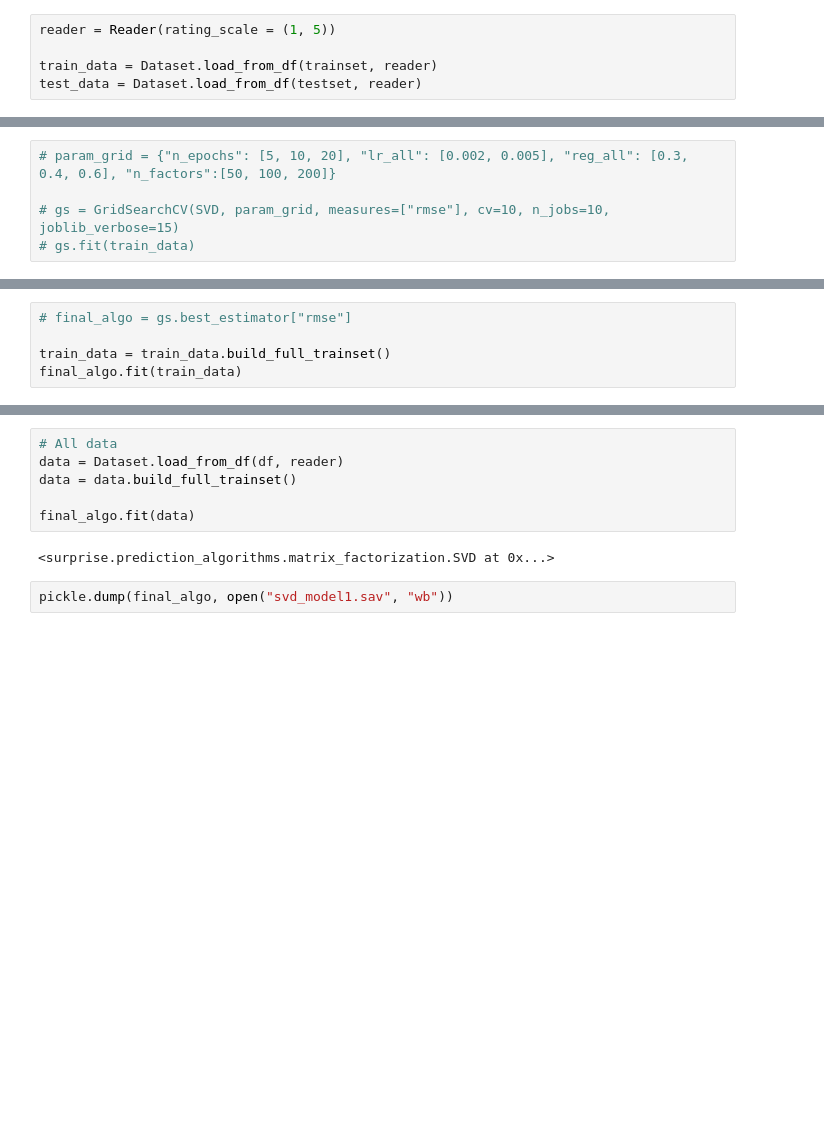
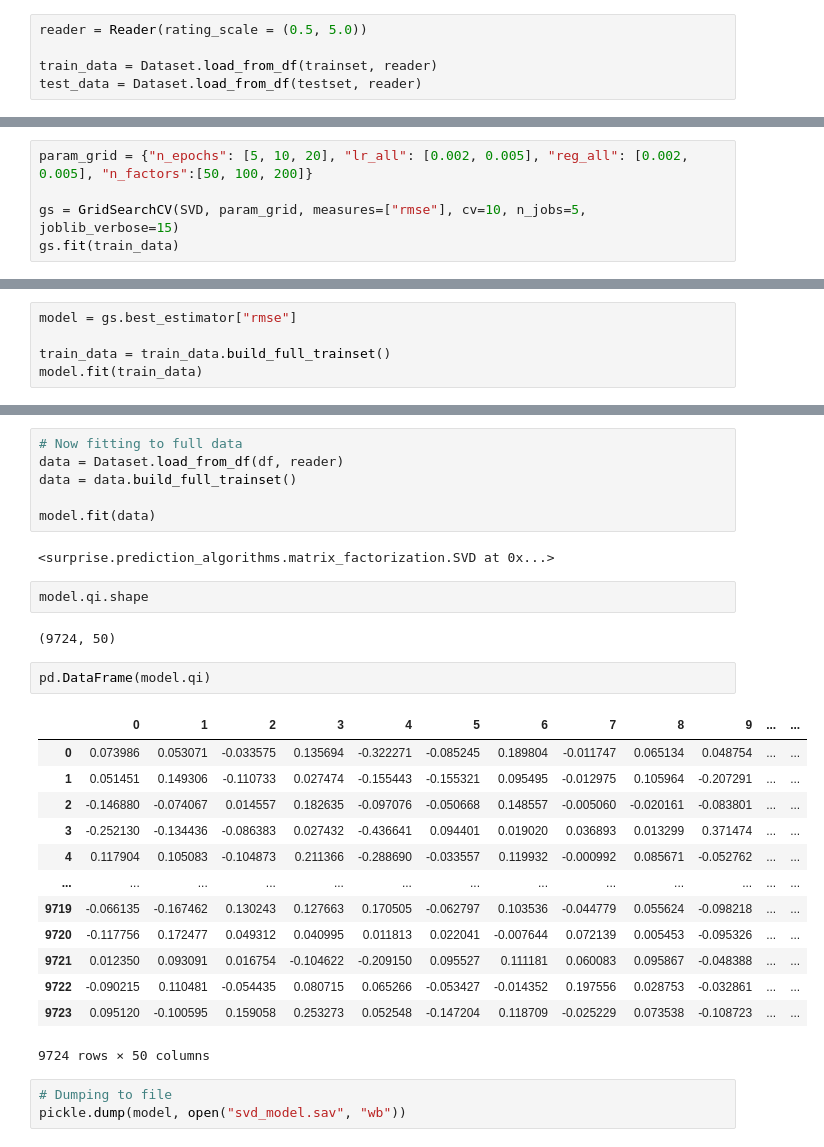
Before and after one commit to Techie5879/moviepp, a Jupyter notebook: CF_MF.ipynb, the cells around one changed output, grey strips where cells are left out. Saved outputs shown, nothing was run; the diff lists cells and outputs as text; blank space fills up the shorter version.

```diff
--- a/CF_MF.ipynb
+++ b/CF_MF.ipynb
@@ -56,7 +52,7 @@ print("Test set size: ", testset.shape)
 Training set size:  (80668, 3)
 Test set size:  (20168, 3)
 # %%
-reader = Reader(rating_scale = (1, 5))
+reader = Reader(rating_scale = (0.5, 5.0))
 
 train_data = Dataset.load_from_df(trainset, reader)
 test_data = Dataset.load_from_df(testset, reader)
@@ -69,5 +65,5 @@ final_algo = SVD()
 # %%
-# param_grid = {"n_epochs": [5, 10, 20], "lr_all": [0.002, 0.005], "reg_all": [0.3, 0.4, 0.6], "n_factors":[50, 100, 200]}
+param_grid = {"n_epochs": [5, 10, 20], "lr_all": [0.002, 0.005], "reg_all": [0.002, 0.005], "n_factors":[50, 100, 200]}
 
-# gs = GridSearchCV(SVD, param_grid, measures=["rmse"], cv=10, n_jobs=10, joblib_verbose=15)
-# gs.fit(train_data)
+gs = GridSearchCV(SVD, param_grid, measures=["rmse"], cv=10, n_jobs=5, joblib_verbose=15)
+gs.fit(train_data)
@@ -78,8 +96,8 @@ final_algo = SVD()
 # %%
-# final_algo = gs.best_estimator["rmse"]
+model = gs.best_estimator["rmse"]
 
 train_data = train_data.build_full_trainset()
-final_algo.fit(train_data)
+model.fit(train_data)
 # %% [output]
 <surprise.prediction_algorithms.matrix_factorization.SVD at 0x...>
 # %%
@@ -92,10 +174,31 @@ RMSE: 0.8771
 # %%
-# All data
+# Now fitting to full data
 data = Dataset.load_from_df(df, reader)
 data = data.build_full_trainset()
 
-final_algo.fit(data)
+model.fit(data)
 # %% [output]
 <surprise.prediction_algorithms.matrix_factorization.SVD at 0x...>
-# %%
-pickle.dump(final_algo, open("svd_model1.sav", "wb"))
+# %%
+model.qi.shape
+# %% [output]
+(9724, 50)
+# %%
+pd.DataFrame(model.qi)
+# %% [output]
+|  | 0 | 1 | 2 | 3 | 4 | 5 | 6 | 7 | 8 | 9 | ... | ... |
+| 0 | 0.073986 | 0.053071 | -0.033575 | 0.135694 | -0.322271 | -0.085245 | 0.189804 | -0.011747 | 0.065134 | 0.048754 | ... | ... |
+| 1 | 0.051451 | 0.149306 | -0.110733 | 0.027474 | -0.155443 | -0.155321 | 0.095495 | -0.012975 | 0.105964 | -0.207291 | ... | ... |
+| 2 | -0.146880 | -0.074067 | 0.014557 | 0.182635 | -0.097076 | -0.050668 | 0.148557 | -0.005060 | -0.020161 | -0.083801 | ... | ... |
+| 3 | -0.252130 | -0.134436 | -0.086383 | 0.027432 | -0.436641 | 0.094401 | 0.019020 | 0.036893 | 0.013299 | 0.371474 | ... | ... |
+| 4 | 0.117904 | 0.105083 | -0.104873 | 0.211366 | -0.288690 | -0.033557 | 0.119932 | -0.000992 | 0.085671 | -0.052762 | ... | ... |
+| ... | ... | ... | ... | ... | ... | ... | ... | ... | ... | ... | ... | ... |
+| 9719 | -0.066135 | -0.167462 | 0.130243 | 0.127663 | 0.170505 | -0.062797 | 0.103536 | -0.044779 | 0.055624 | -0.098218 | ... | ... |
+| 9720 | -0.117756 | 0.172477 | 0.049312 | 0.040995 | 0.011813 | 0.022041 | -0.007644 | 0.072139 | 0.005453 | -0.095326 | ... | ... |
+| 9721 | 0.012350 | 0.093091 | 0.016754 | -0.104622 | -0.209150 | 0.095527 | 0.111181 | 0.060083 | 0.095867 | -0.048388 | ... | ... |
+| 9722 | -0.090215 | 0.110481 | -0.054435 | 0.080715 | 0.065266 | -0.053427 | -0.014352 | 0.197556 | 0.028753 | -0.032861 | ... | ... |
+| 9723 | 0.095120 | -0.100595 | 0.159058 | 0.253273 | 0.052548 | -0.147204 | 0.118709 | -0.025229 | 0.073538 | -0.108723 | ... | ... |
+9724 rows × 50 columns
+# %%
+# Dumping to file
+pickle.dump(model, open("svd_model.sav", "wb"))
```
Also changed, not shown: parts of 16 cells of this notebook.
